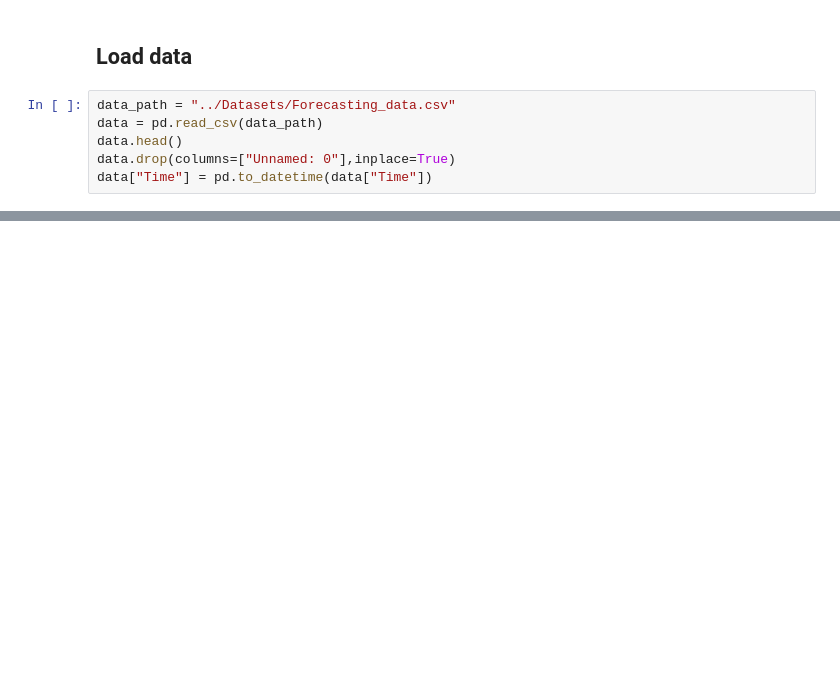
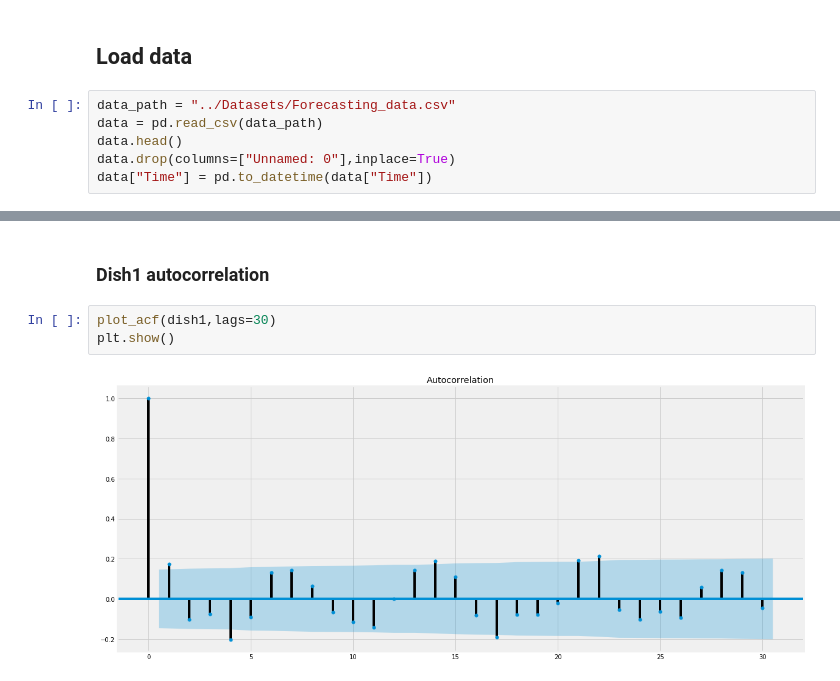
Before and after one commit to taguhiM/ZIL_ML, a Jupyter notebook: Supervised/Practice/Time_Series_Forecasting.ipynb, the cells around one changed output, grey strips where cells are left out. Drawn from its saved outputs; the diff is of its cells as text; blank space fills up the shorter version.

```diff
--- a/Supervised/Practice/Time_Series_Forecasting.ipynb
+++ b/Supervised/Practice/Time_Series_Forecasting.ipynb
@@ -45,0 +121,7 @@ dish1
+# %% [markdown]
+### Dish1 autocorrelation
+# %%
+plot_acf(dish1,lags=30)
+plt.show()
+# %% [output]
+[figure, added]
```
Also changed, not shown: parts of 67 cells of this notebook, 1 other file.
